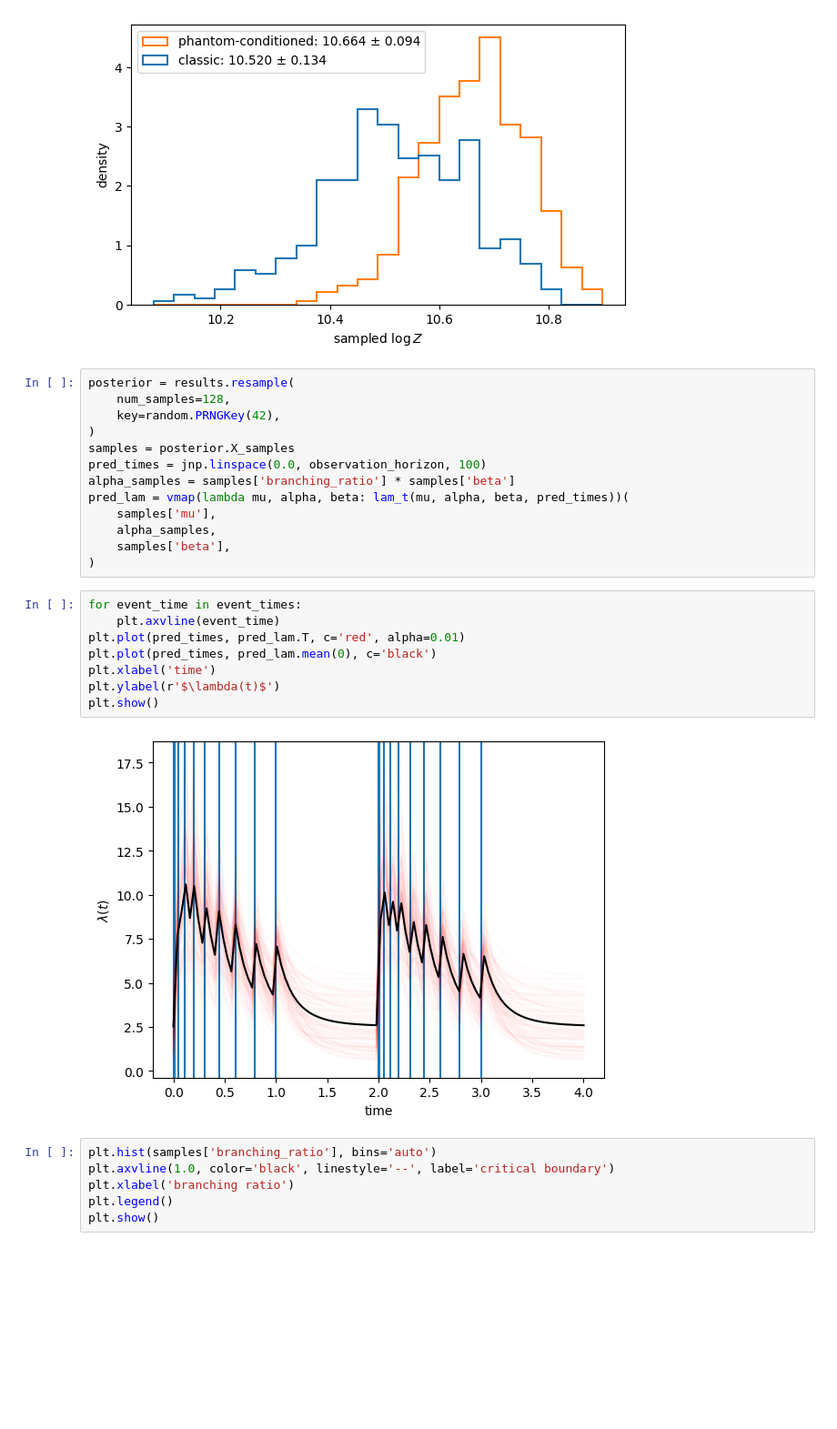
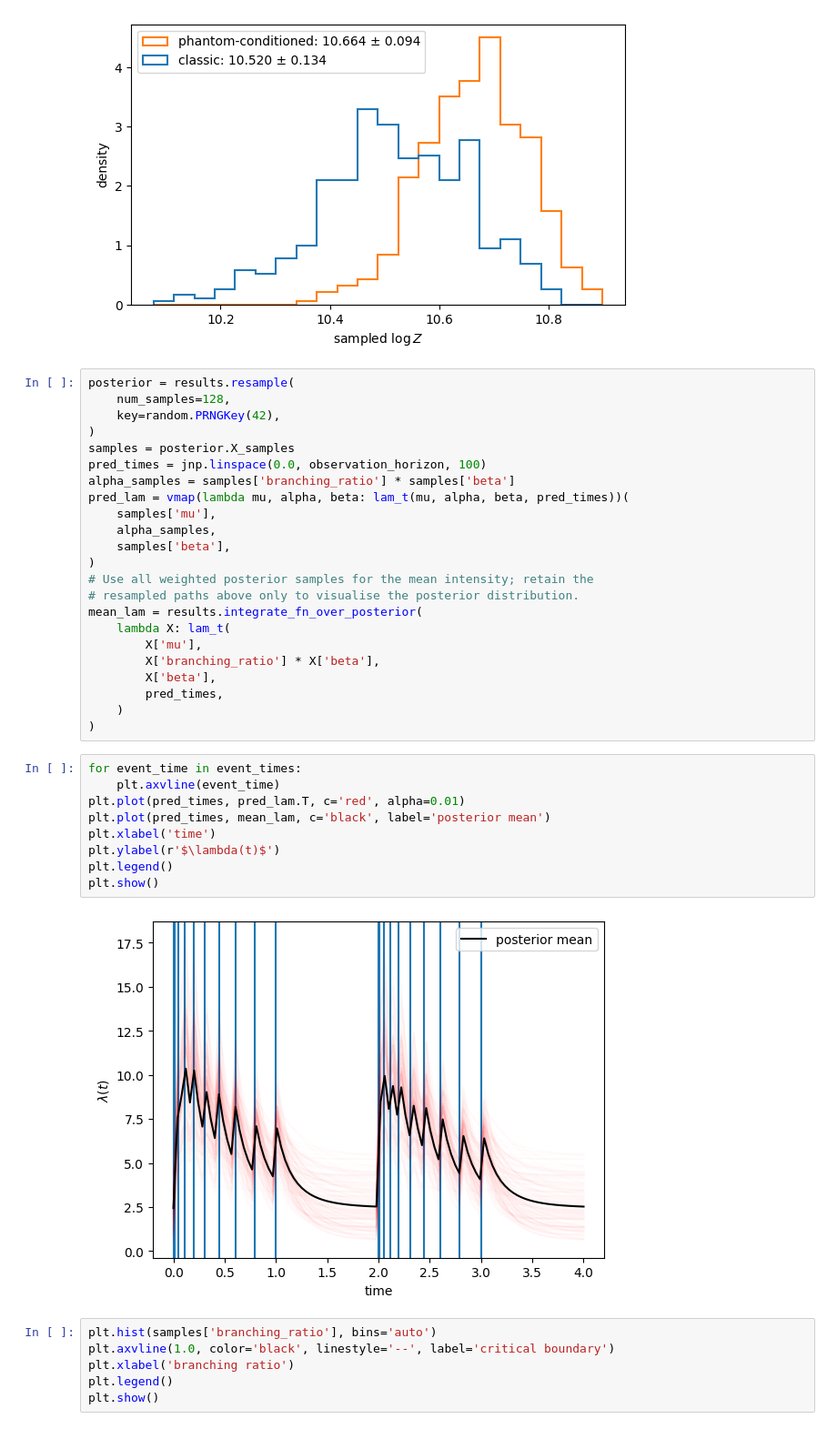
Before and after one commit to Joshuaalbert/jaxns, a Jupyter notebook: docs/examples/self_exciting_point_process.ipynb, the cells around one changed output. Shown at 91% size. Drawn from its saved outputs; the diff is of its cells as text; blank space fills up the shorter version.

```diff
--- a/docs/examples/self_exciting_point_process.ipynb
+++ b/docs/examples/self_exciting_point_process.ipynb
@@ -129,16 +131,27 @@ pred_lam = vmap(lambda mu, alpha, beta: lam_t(mu, alpha, beta, pred_times))(
     alpha_samples,
     samples['beta'],
 )
+# Use all weighted posterior samples for the mean intensity; retain the
+# resampled paths above only to visualise the posterior distribution.
+mean_lam = results.integrate_fn_over_posterior(
+    lambda X: lam_t(
+        X['mu'],
+        X['branching_ratio'] * X['beta'],
+        X['beta'],
+        pred_times,
+    )
+)
 # %%
 for event_time in event_times:
     plt.axvline(event_time)
 plt.plot(pred_times, pred_lam.T, c='red', alpha=0.01)
-plt.plot(pred_times, pred_lam.mean(0), c='black')
+plt.plot(pred_times, mean_lam, c='black', label='posterior mean')
 plt.xlabel('time')
 plt.ylabel(r'$\lambda(t)$')
+plt.legend()
 plt.show()
 # %% [output]
-[figure, old version]
+[figure, new version]
 # %%
 plt.hist(samples['branching_ratio'], bins='auto')
 plt.axvline(1.0, color='black', linestyle='--', label='critical boundary')
```
Also changed, not shown: parts of 2 cells of this notebook, 2 other files.
